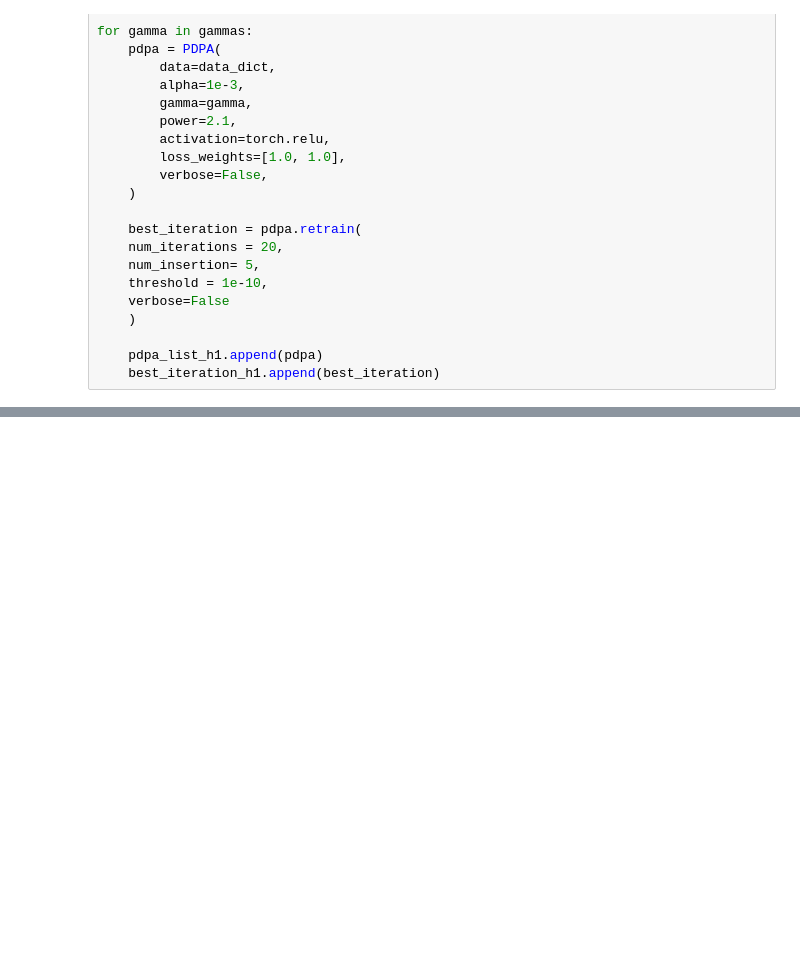
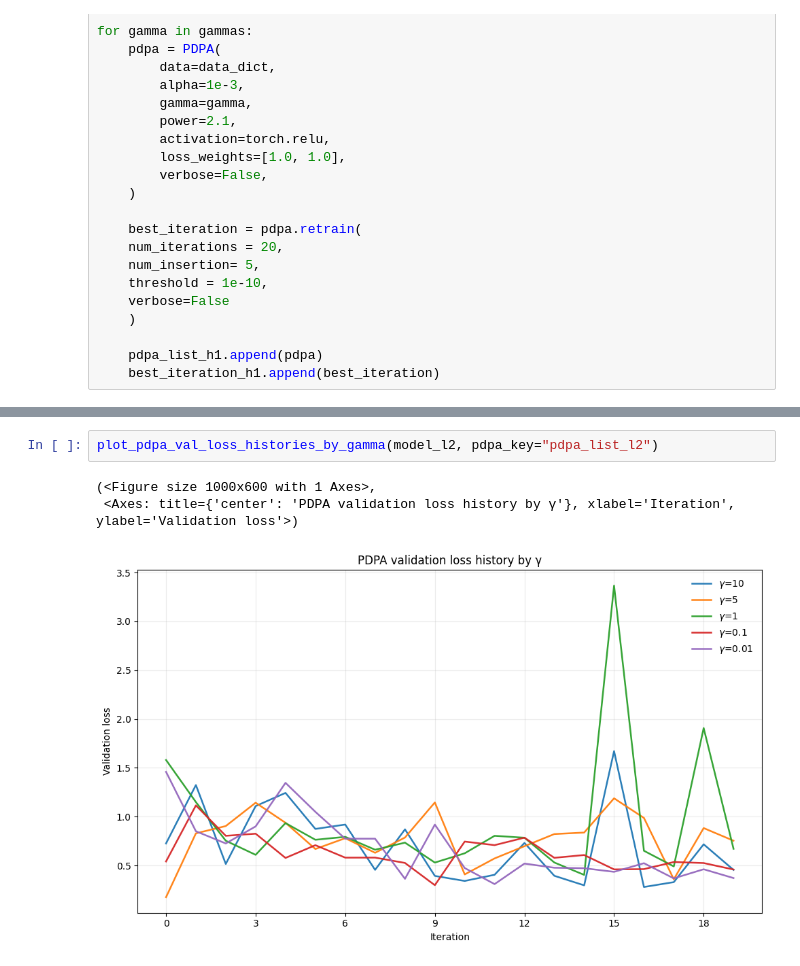
Before and after one commit to KeWu5678/NNforHJB, a Jupyter notebook: notebook/pdpa_vdp.ipynb, the cells around one changed output, grey strips where cells are left out. Cells and saved outputs as stored; diff of their text form; blank space fills up the shorter version.

```diff
--- a/notebook/pdpa_vdp.ipynb
+++ b/notebook/pdpa_vdp.ipynb
@@ -151,0 +159,6 @@ FileNotFoundError: [Errno 2] No such file or directory: '../models/pdpa_vdp_mode
+# %%
+plot_pdpa_val_loss_histories_by_gamma(model_l2, pdpa_key="pdpa_list_l2")
+# %% [output]
+(<Figure size 1000x600 with 1 Axes>,
+ <Axes: title={'center': 'PDPA validation loss history by γ'}, xlabel='Iteration', ylabel='Validation loss'>)
+[figure, added]
```
Also changed, not shown: parts of 4 cells of this notebook, 1 other file.
